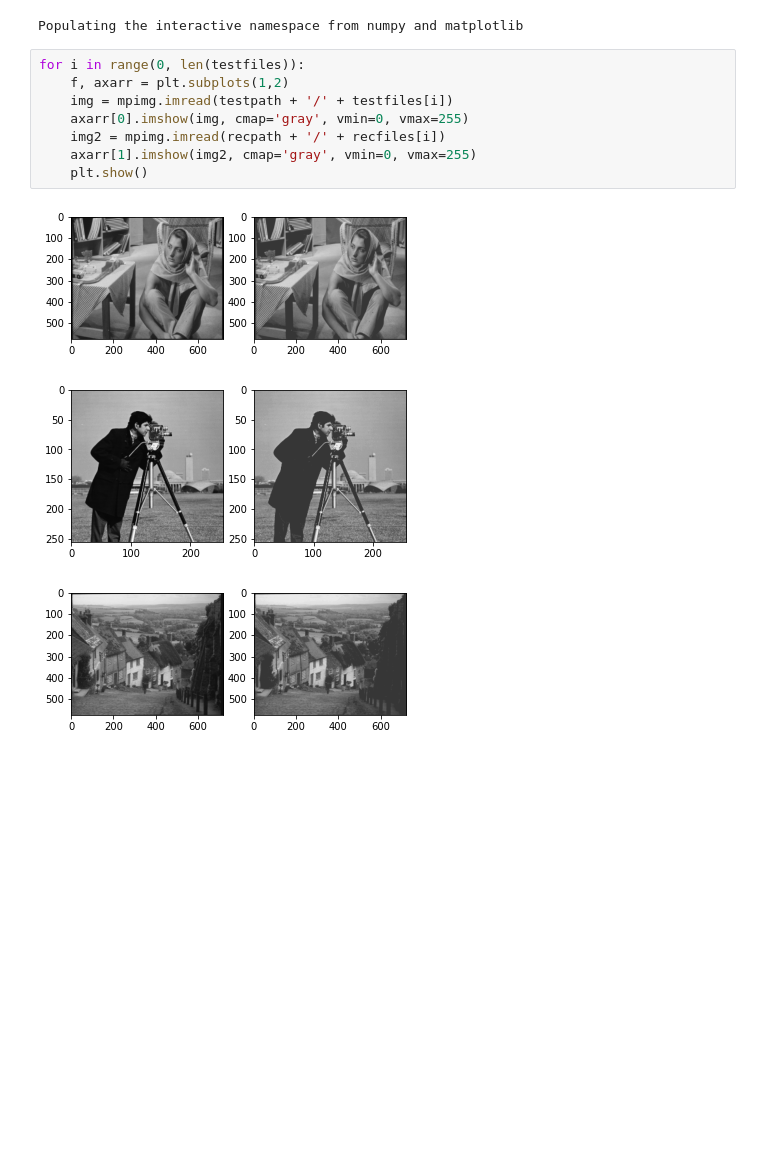
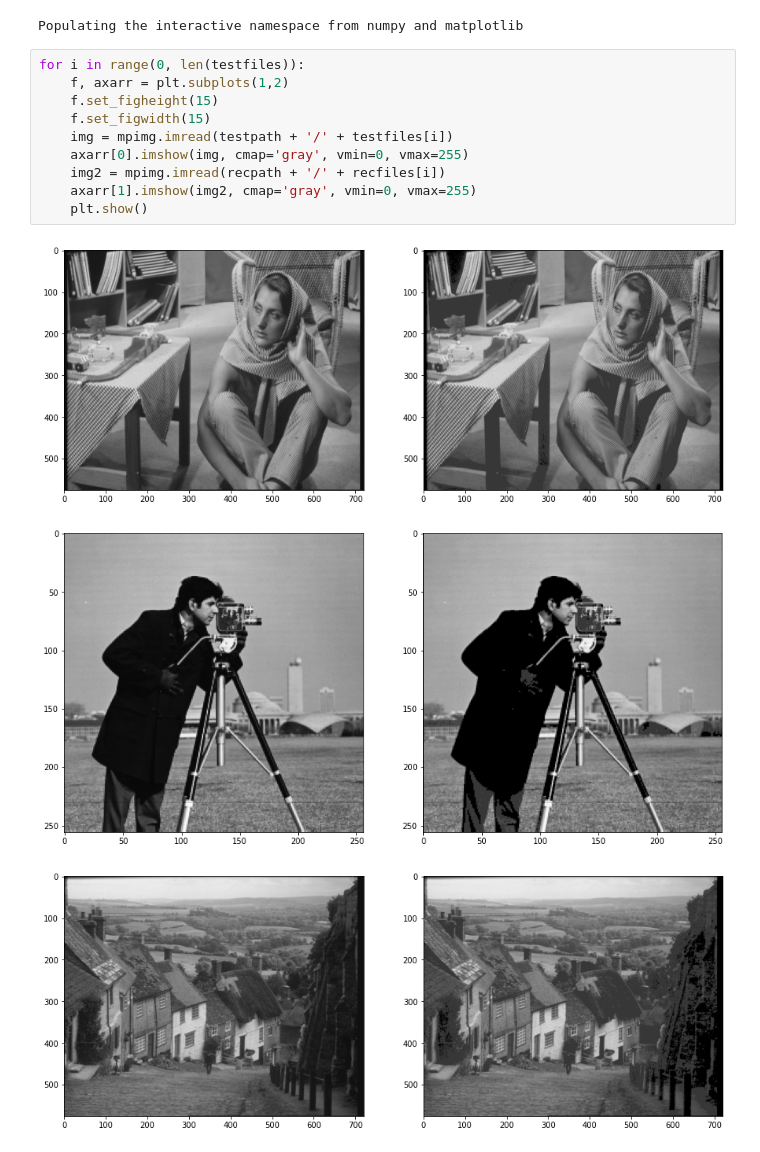
Before and after one commit to VRavaglia/Compressao-de-Imagens, a Jupyter notebook: VQ/Image_comp.ipynb, the cells around one changed output. Cells and saved outputs as stored; diff of their text form; blank space fills up the shorter version.

```diff
--- a/VQ/Image_comp.ipynb
+++ b/VQ/Image_comp.ipynb
@@ -14,12 +14,14 @@ Populating the interactive namespace from numpy and matplotlib
 # %%
 for i in range(0, len(testfiles)):
     f, axarr = plt.subplots(1,2)
+    f.set_figheight(15)
+    f.set_figwidth(15)
     img = mpimg.imread(testpath + '/' + testfiles[i])
     axarr[0].imshow(img, cmap='gray', vmin=0, vmax=255)
     img2 = mpimg.imread(recpath + '/' + recfiles[i])
     axarr[1].imshow(img2, cmap='gray', vmin=0, vmax=255)
     plt.show()
 # %% [output]
-[figure, old version]
+[figure, new version]
-[figure, old version]
+[figure, new version]
-[figure, old version]
+[figure, new version]
```
Also changed, not shown: parts of 1 cell of this notebook, 16 other files.
